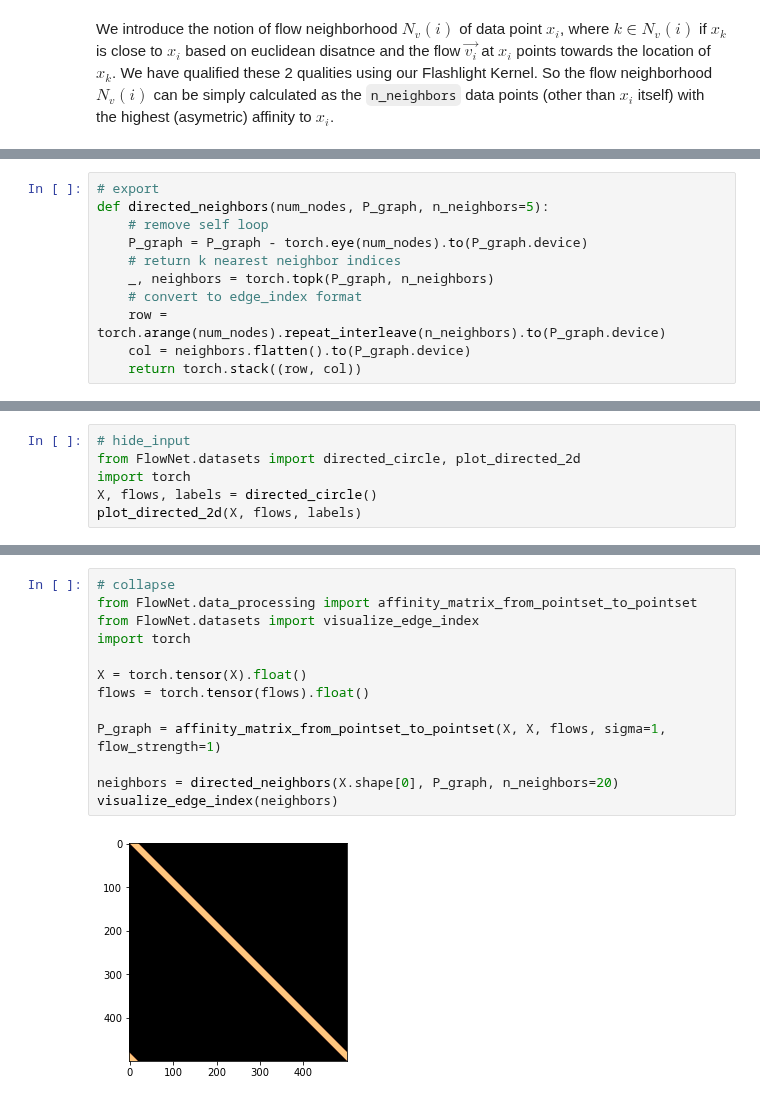
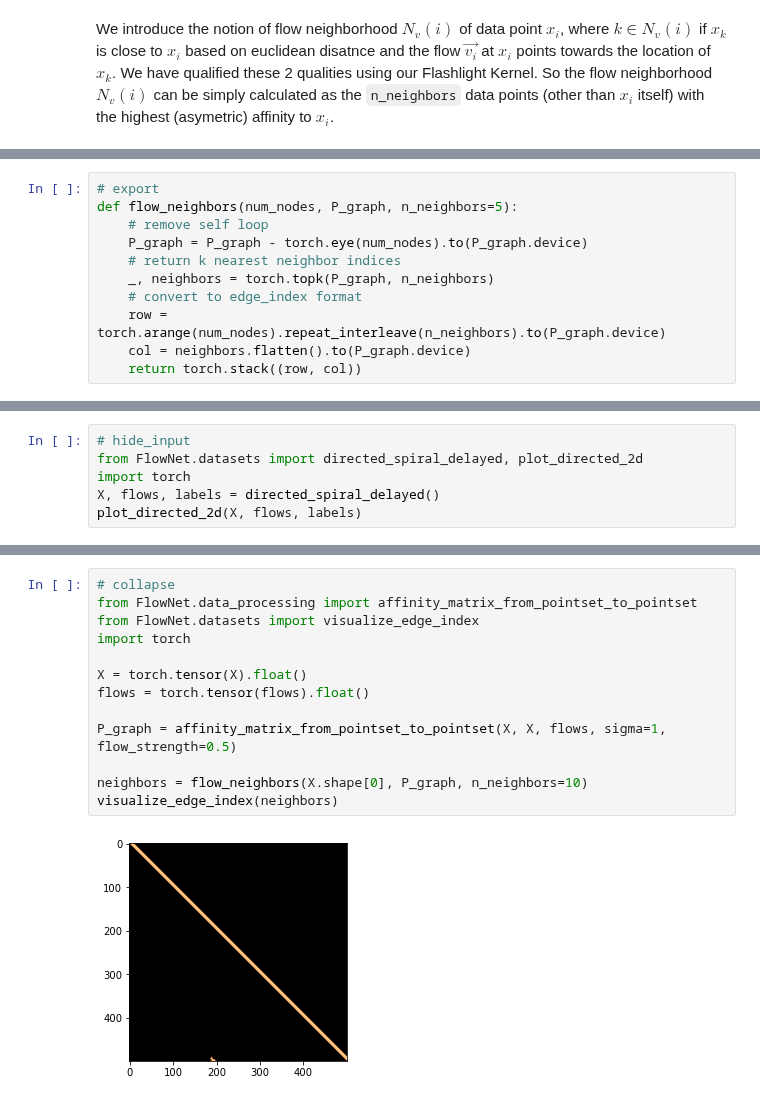
Before and after one commit to professorwug/FRED, a Jupyter notebook: 02c Flow Neighborhoods.ipynb, the cells around one changed output, grey strips where cells are left out. Drawn from its saved outputs; the diff is of its cells as text.

```diff
--- a/02c Flow Neighborhoods.ipynb
+++ b/02c Flow Neighborhoods.ipynb
@@ -20,6 +23,6 @@ The function `directed_neighbors` returns a tensor of directed edge index where
 # %%
 # export
-def directed_neighbors(num_nodes, P_graph, n_neighbors=5):
+def flow_neighbors(num_nodes, P_graph, n_neighbors=5):
     # remove self loop
     P_graph = P_graph - torch.eye(num_nodes).to(P_graph.device)
     # return k nearest neighbor indices
@@ -33,7 +36,7 @@ We test `directed_neighbors` on a simple circle. We would expect the flow neighb
 # %%
 # hide_input
-from FlowNet.datasets import directed_circle, plot_directed_2d
+from FlowNet.datasets import directed_spiral_delayed, plot_directed_2d
 import torch
-X, flows, labels = directed_circle()
+X, flows, labels = directed_spiral_delayed()
 plot_directed_2d(X, flows, labels)
 # %% [output]
@@ -41,15 +48,15 @@ plot_directed_2d(X, flows, labels)
 # %%
 # collapse
 from FlowNet.data_processing import affinity_matrix_from_pointset_to_pointset
 from FlowNet.datasets import visualize_edge_index
 import torch
 
 X = torch.tensor(X).float()
 flows = torch.tensor(flows).float()
 
-P_graph = affinity_matrix_from_pointset_to_pointset(X, X, flows, sigma=1, flow_strength=1)
+P_graph = affinity_matrix_from_pointset_to_pointset(X, X, flows, sigma=1, flow_strength=0.5)
 
-neighbors = directed_neighbors(X.shape[0], P_graph, n_neighbors=20)
+neighbors = flow_neighbors(X.shape[0], P_graph, n_neighbors=10)
 visualize_edge_index(neighbors)
 # %% [output]
-[figure, old version]
+[figure, new version]
```
Also changed, not shown: parts of 5 cells of this notebook, 6 other files.
